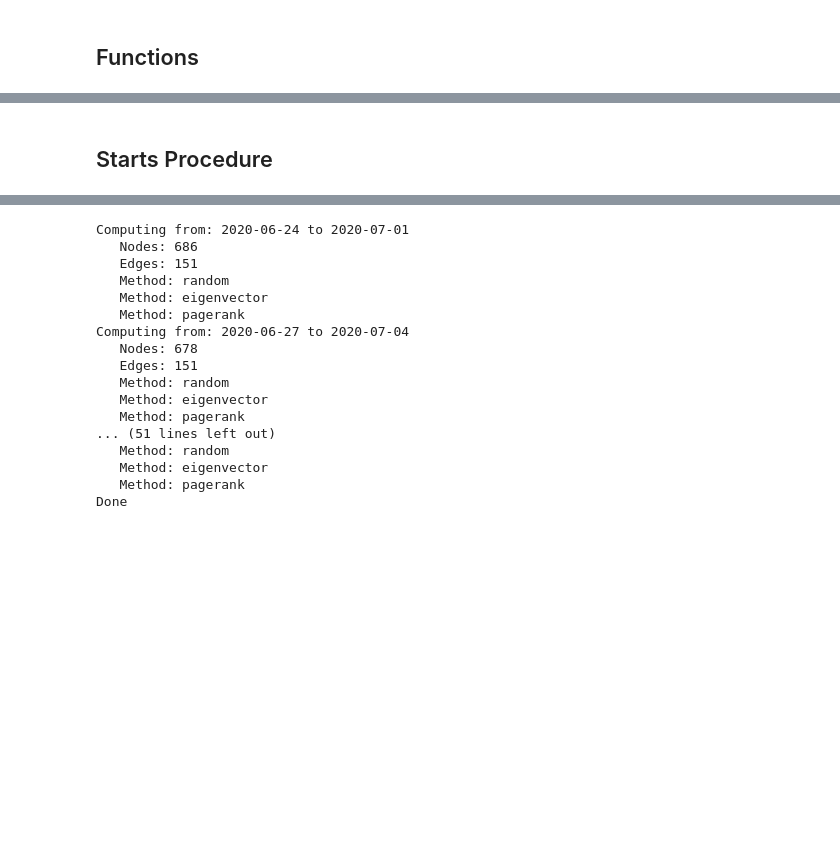
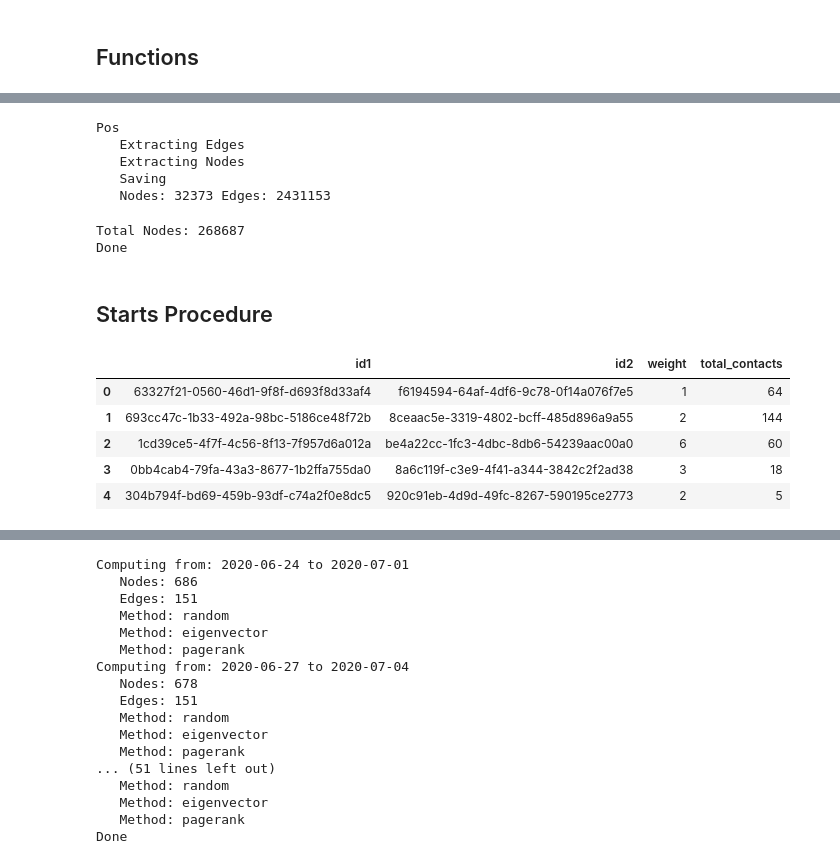
Before and after one commit to minigonche/covid_contact_graphs, a Jupyter notebook: edge_detection/Notes.ipynb, the cells around one changed output, grey strips where cells are left out. Cells and saved outputs as stored; diff of their text form; code cells hidden in the pictures; blank space fills up the shorter version.

Commit message:
merge

```diff
--- a/edge_detection/Notes.ipynb
+++ b/edge_detection/Notes.ipynb
@@ -265,0 +268,3 @@ def get_contacs_by_location(dataset_id, location_id, start_date, end_date):
+# %%
+location_id = 'colombia_bogota'
+dataset_id = 'edgelists_cities'
@@ -266,2 +326,52 @@ def get_contacs_by_location(dataset_id, location_id, start_date, end_date):
+# %%
+
+# Pos
+start_date =  pd.to_datetime("2020-06-22")
+end_date =  pd.to_datetime("2020-06-28")
+
+print('Pos')
+print('   Extracting Edges')
+df_pos = get_edges(dataset_id, location_id, start_date.strftime(date_format), end_date.strftime(date_format) )
+df_pos_nodes = pd.concat((df_pos[['id1']].drop_duplicates().rename(columns = {'id1':'identifier'}), df_pos[['id2']].drop_duplicates().rename(columns = {'id2':'identifier'})), ignore_index = True)
+df_pos_nodes = df_quar_nodes.drop_duplicates()
+
+print('   Extracting Nodes')
+df_nodes = get_nodes(location_id,  start_date.strftime(date_format), end_date.strftime(date_format) )
+df_pos_nodes = df_nodes.merge(df_pos_nodes, on = 'identifier')
+
+print('   Saving')
+df_pos.to_csv('base_graphs/edgelists/pos_quarantine.csv', index = False)
+
+print(f'   Nodes: {df_pos_nodes.shape[0]} Edges: {df_pos.shape[0]}')
+
+print('')
+# %% [output]
+Pos
+   Extracting Edges
+   Extracting Nodes
+   Saving
+   Nodes: 32373 Edges: 2431153
+# %%
+
+# Saves Nodes
+df_all_nodes = pd.concat((df_pre_nodes,df_quar_nodes, df_pos_nodes ), ignore_index = True).drop_duplicates()
+
+print(f'Total Nodes: {df_all_nodes.shape[0]}')
+
+df_all_nodes.to_csv('base_graphs/nodes.csv', index = False)
+
+print('Done')
+# %% [output]
+Total Nodes: 268687
+Done
 # %% [markdown]
 ## Starts Procedure
+# %%
+df_pos.head()
+# %% [output]
+|  | id1 | id2 | weight | total_contacts |
+| 0 | 63327f21-0560-46d1-9f8f-d693f8d33af4 | f6194594-64af-4df6-9c78-0f14a076f7e5 | 1 | 64 |
+| 1 | 693cc47c-1b33-492a-98bc-5186ce48f72b | 8ceaac5e-3319-4802-bcff-485d896a9a55 | 2 | 144 |
+| 2 | 1cd39ce5-4f7f-4c56-8f13-7f957d6a012a | be4a22cc-1fc3-4dbc-8db6-54239aac00a0 | 6 | 60 |
+| 3 | 0bb4cab4-79fa-43a3-8677-1b2ffa755da0 | 8a6c119f-c3e9-4f41-a344-3842c2f2ad38 | 3 | 18 |
+| 4 | 304b794f-bd69-459b-93df-c74a2f0e8dc5 | 920c91eb-4d9d-49fc-8267-590195ce2773 | 2 | 5 |
```
Also changed, not shown: parts of 4 cells of this notebook.
